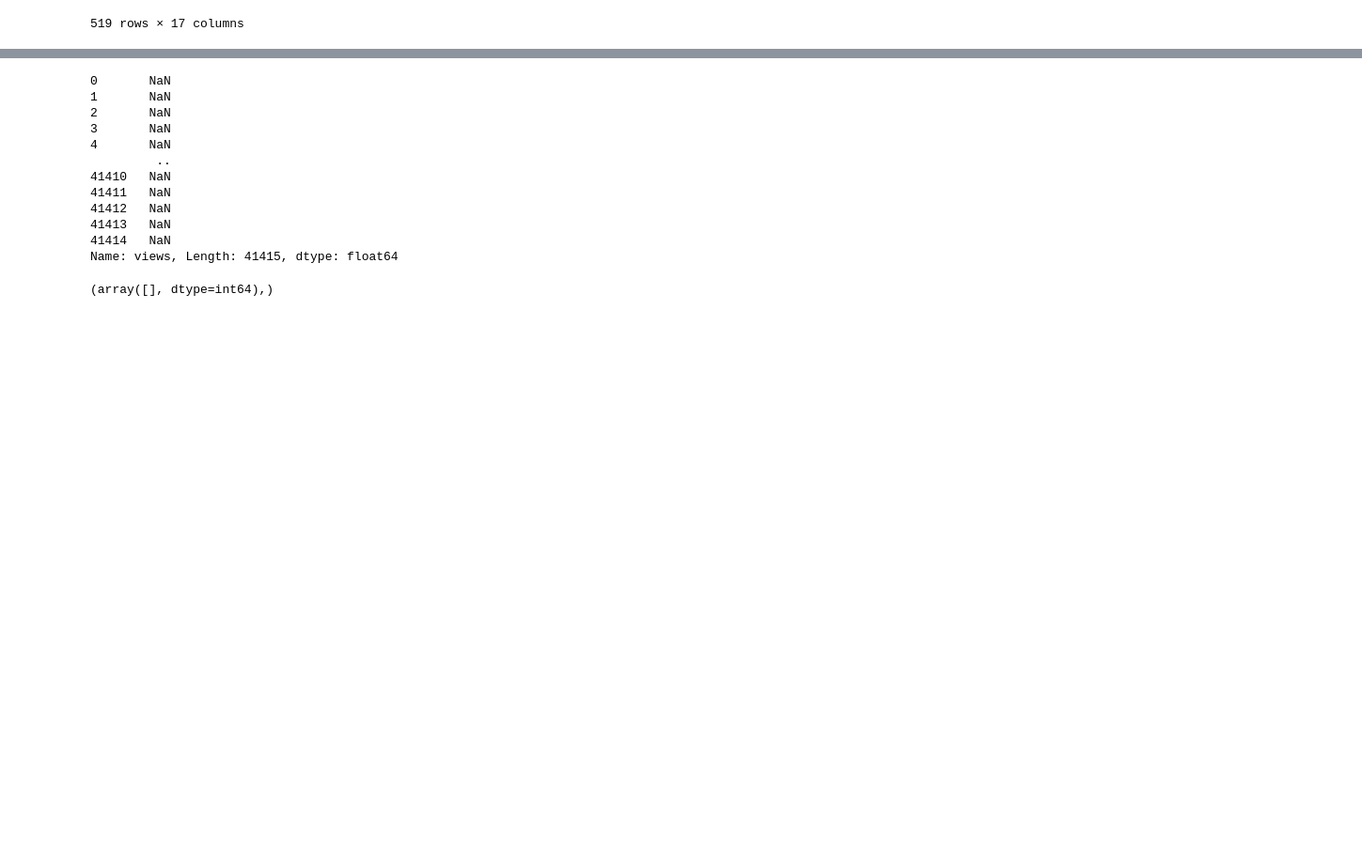
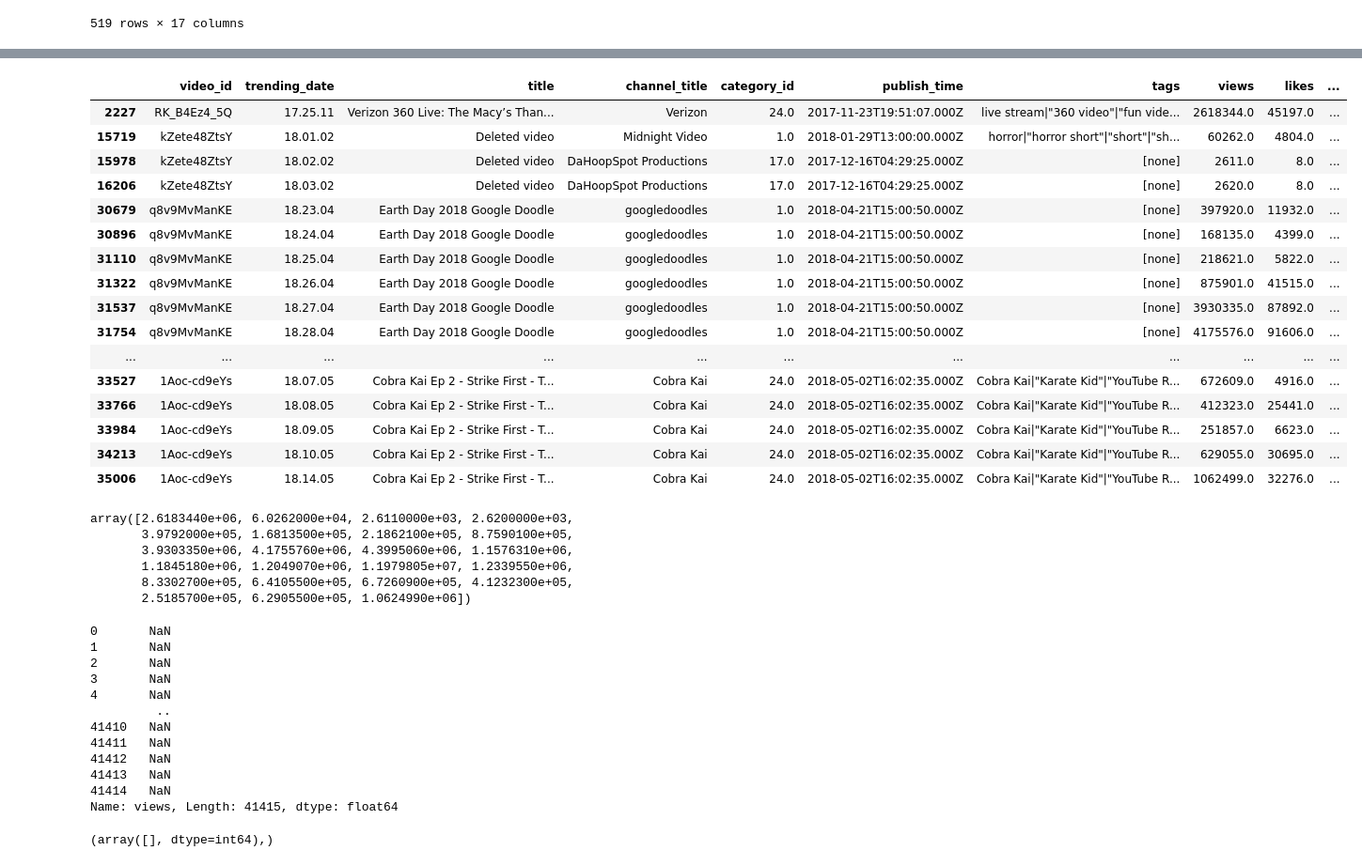
Before and after one commit to mahdid-lilia/CLA-BOOTCAMP, a Jupyter notebook: Unit 2/Homeworks/Exercise 2.ipynb, the cells around one changed output, grey strips where cells are left out. Shown at 94% size. Drawn from its saved outputs; the diff is of its cells as text; code cells hidden in the pictures; blank space fills up the shorter version.

```diff
--- a/Unit 2/Homeworks/Exercise 2.ipynb
+++ b/Unit 2/Homeworks/Exercise 2.ipynb
@@ -124,0 +267,32 @@ da[da["views_zscore"]>3]
+# %%
+df = pd.read_csv("videosUS.csv")
+df["video_error_or_removed_zscore"]=(df.video_error_or_removed - df.video_error_or_removed.mean())/ df.video_error_or_removed.std()
+df=df[df["video_error_or_removed_zscore"]>3]
+df[df["video_error_or_removed_zscore"]>3]
+# %% [output]
+|  | video_id | trending_date | title | channel_title | category_id | publish_time | tags | views | likes | ... |
+| 2227 | RK_B4Ez4_5Q | 17.25.11 | Verizon 360 Live: The Macy’s Than... | Verizon | 24.0 | 2017-11-23T19:51:07.000Z | live stream|"360 video"|"fun vide... | 2618344.0 | 45197.0 | ... |
+| 15719 | kZete48ZtsY | 18.01.02 | Deleted video | Midnight Video | 1.0 | 2018-01-29T13:00:00.000Z | horror|"horror short"|"short"|"sh... | 60262.0 | 4804.0 | ... |
+| 15978 | kZete48ZtsY | 18.02.02 | Deleted video | DaHoopSpot Productions | 17.0 | 2017-12-16T04:29:25.000Z | [none] | 2611.0 | 8.0 | ... |
+| 16206 | kZete48ZtsY | 18.03.02 | Deleted video | DaHoopSpot Productions | 17.0 | 2017-12-16T04:29:25.000Z | [none] | 2620.0 | 8.0 | ... |
+| 30679 | q8v9MvManKE | 18.23.04 | Earth Day 2018 Google Doodle | googledoodles | 1.0 | 2018-04-21T15:00:50.000Z | [none] | 397920.0 | 11932.0 | ... |
+| 30896 | q8v9MvManKE | 18.24.04 | Earth Day 2018 Google Doodle | googledoodles | 1.0 | 2018-04-21T15:00:50.000Z | [none] | 168135.0 | 4399.0 | ... |
+| 31110 | q8v9MvManKE | 18.25.04 | Earth Day 2018 Google Doodle | googledoodles | 1.0 | 2018-04-21T15:00:50.000Z | [none] | 218621.0 | 5822.0 | ... |
+| 31322 | q8v9MvManKE | 18.26.04 | Earth Day 2018 Google Doodle | googledoodles | 1.0 | 2018-04-21T15:00:50.000Z | [none] | 875901.0 | 41515.0 | ... |
+| 31537 | q8v9MvManKE | 18.27.04 | Earth Day 2018 Google Doodle | googledoodles | 1.0 | 2018-04-21T15:00:50.000Z | [none] | 3930335.0 | 87892.0 | ... |
+| 31754 | q8v9MvManKE | 18.28.04 | Earth Day 2018 Google Doodle | googledoodles | 1.0 | 2018-04-21T15:00:50.000Z | [none] | 4175576.0 | 91606.0 | ... |
+| ... | ... | ... | ... | ... | ... | ... | ... | ... | ... | ... |
+| 33527 | 1Aoc-cd9eYs | 18.07.05 | Cobra Kai Ep 2 - Strike First - T... | Cobra Kai | 24.0 | 2018-05-02T16:02:35.000Z | Cobra Kai|"Karate Kid"|"YouTube R... | 672609.0 | 4916.0 | ... |
+| 33766 | 1Aoc-cd9eYs | 18.08.05 | Cobra Kai Ep 2 - Strike First - T... | Cobra Kai | 24.0 | 2018-05-02T16:02:35.000Z | Cobra Kai|"Karate Kid"|"YouTube R... | 412323.0 | 25441.0 | ... |
+| 33984 | 1Aoc-cd9eYs | 18.09.05 | Cobra Kai Ep 2 - Strike First - T... | Cobra Kai | 24.0 | 2018-05-02T16:02:35.000Z | Cobra Kai|"Karate Kid"|"YouTube R... | 251857.0 | 6623.0 | ... |
+| 34213 | 1Aoc-cd9eYs | 18.10.05 | Cobra Kai Ep 2 - Strike First - T... | Cobra Kai | 24.0 | 2018-05-02T16:02:35.000Z | Cobra Kai|"Karate Kid"|"YouTube R... | 629055.0 | 30695.0 | ... |
+| 35006 | 1Aoc-cd9eYs | 18.14.05 | Cobra Kai Ep 2 - Strike First - T... | Cobra Kai | 24.0 | 2018-05-02T16:02:35.000Z | Cobra Kai|"Karate Kid"|"YouTube R... | 1062499.0 | 32276.0 | ... |
+# %%
+ df['views'].unique()
+# %% [output]
+array([2.6183440e+06, 6.0262000e+04, 2.6110000e+03, 2.6200000e+03,
+       3.9792000e+05, 1.6813500e+05, 2.1862100e+05, 8.7590100e+05,
+       3.9303350e+06, 4.1755760e+06, 4.3995060e+06, 1.1576310e+06,
+       1.1845180e+06, 1.2049070e+06, 1.1979805e+07, 1.2339550e+06,
+       8.3302700e+05, 6.4105500e+05, 6.7260900e+05, 4.1232300e+05,
+       2.5185700e+05, 6.2905500e+05, 1.0624990e+06])
```
Also changed, not shown: parts of 10 cells of this notebook, 1 other file.
